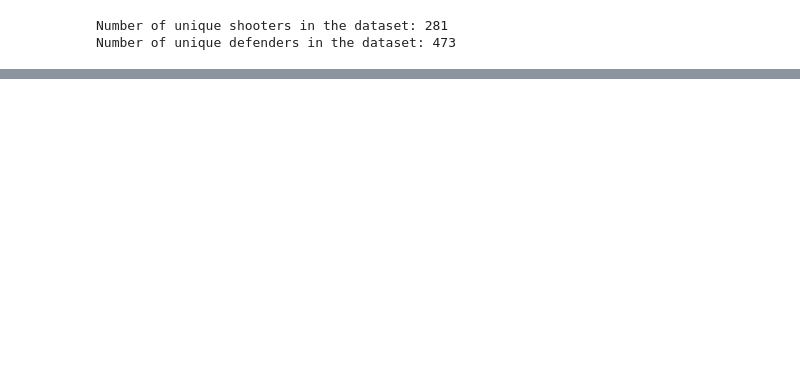
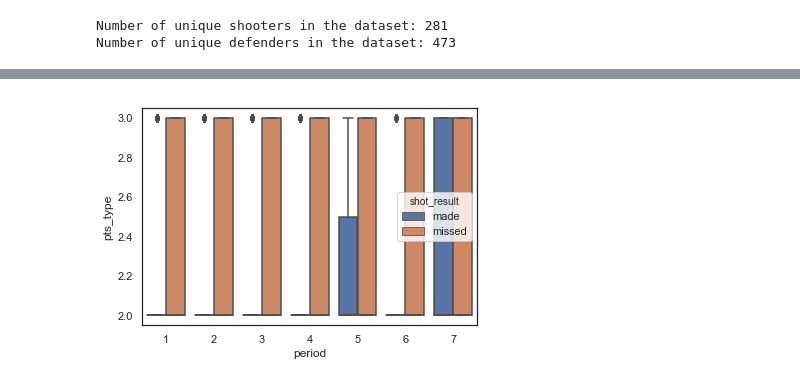
Before and after one commit to bwilson7/Thinkful_Drills, a Jupyter notebook: bootcamp_unit_4/4.3.6_deep_learning_challenge.ipynb, the cells around one changed output, grey strips where cells are left out. Drawn from its saved outputs; the diff is of its cells as text; code cells hidden in the pictures; blank space fills up the shorter version.

```diff
--- a/bootcamp_unit_4/4.3.6_deep_learning_challenge.ipynb
+++ b/bootcamp_unit_4/4.3.6_deep_learning_challenge.ipynb
@@ -171,0 +349,9 @@ The total dataset has 45% of the shots made, which is pretty good. It's also hel
+# %%
+sns.boxplot(
+    x = nba_df['period'],
+    y = nba_df['pts_type'],
+    hue=nba_df['shot_result']
+)
+plt.show()
+# %% [output]
+[figure, added]
```
Also changed, not shown: parts of 59 cells of this notebook.
